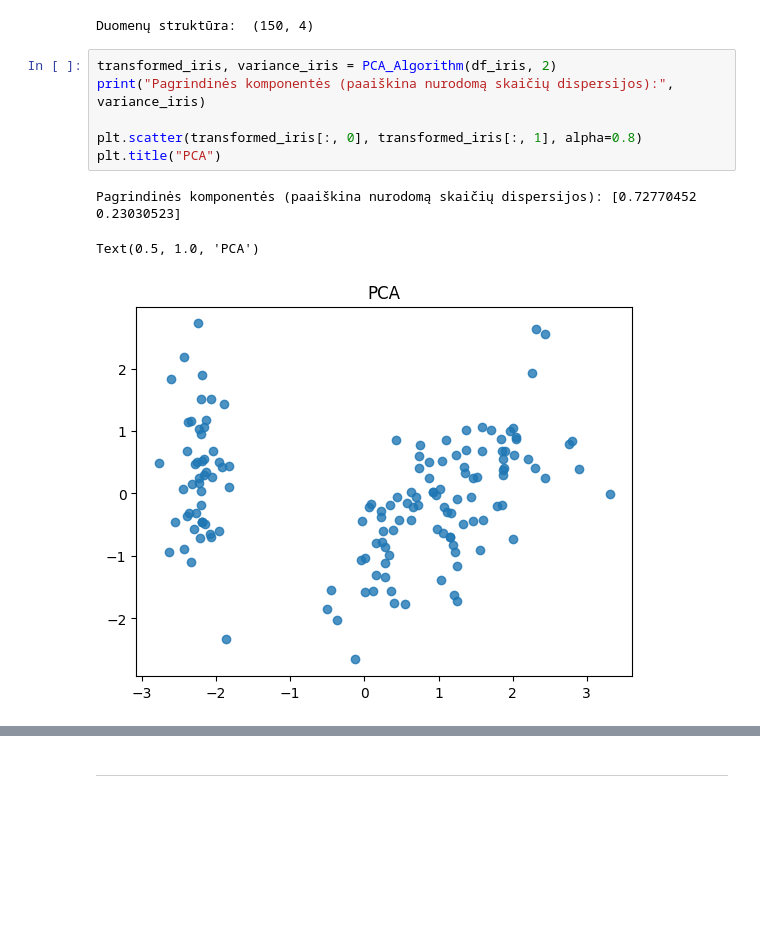
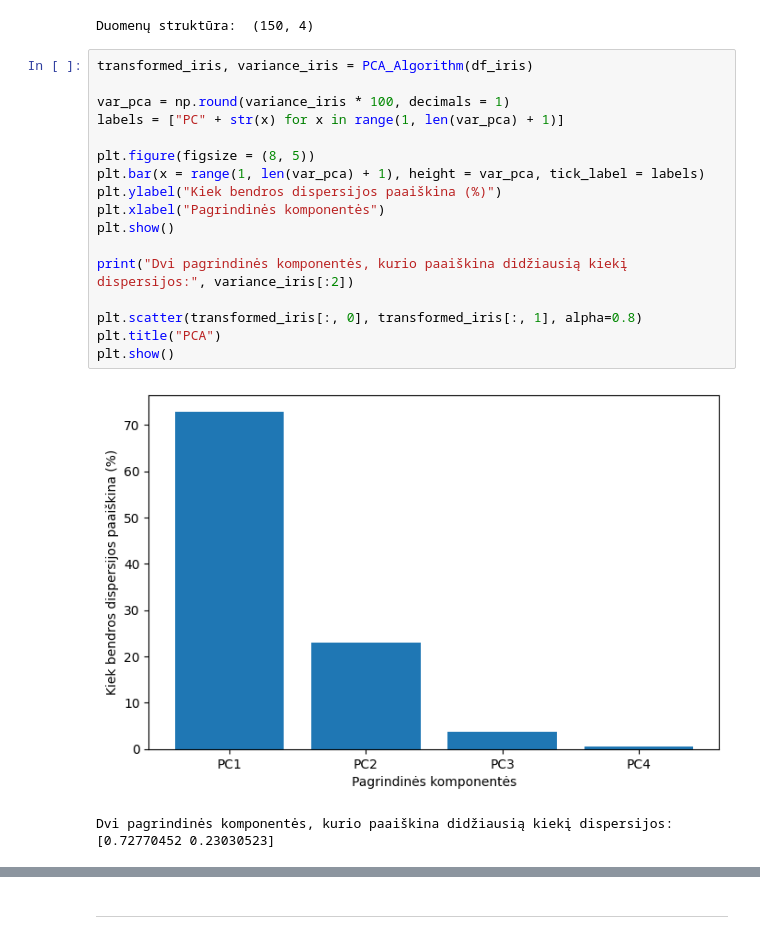
Before and after one commit to EvelinaDu/Papildomi_duomenu_vizualizavimo_skyriai, a Jupyter notebook: Algoritmas/kodas.ipynb, the cells around one changed output, grey strips where cells are left out. Saved outputs shown, nothing was run; the diff lists cells and outputs as text; blank space fills up the shorter version.

```diff
--- a/Algoritmas/kodas.ipynb
+++ b/Algoritmas/kodas.ipynb
@@ -58,12 +70,22 @@ print("Duomenų struktūra: ", df_iris.shape)
 # %% [output]
 Duomenų struktūra:  (150, 4)
 # %%
-transformed_iris, variance_iris = PCA_Algorithm(df_iris, 2)
-print("Pagrindinės komponentės (paaiškina nurodomą skaičių dispersijos):", variance_iris)
+transformed_iris, variance_iris = PCA_Algorithm(df_iris)
+
+var_pca = np.round(variance_iris * 100, decimals = 1)
+labels = ["PC" + str(x) for x in range(1, len(var_pca) + 1)]
+
+plt.figure(figsize = (8, 5))
+plt.bar(x = range(1, len(var_pca) + 1), height = var_pca, tick_label = labels)
+plt.ylabel("Kiek bendros dispersijos paaiškina (%)")
+plt.xlabel("Pagrindinės komponentės")
+plt.show()
+
+print("Dvi pagrindinės komponentės, kurio paaiškina didžiausią kiekį dispersijos:", variance_iris[:2])
 
 plt.scatter(transformed_iris[:, 0], transformed_iris[:, 1], alpha=0.8)
 plt.title("PCA")
+plt.show()
 # %% [output]
+[figure, new version]
-Pagrindinės komponentės (paaiškina nurodomą skaičių dispersijos): [0.72770452 0.23030523]
+Dvi pagrindinės komponentės, kurio paaiškina didžiausią kiekį dispersijos: [0.72770452 0.23030523]
-Text(0.5, 1.0, 'PCA')
-[figure, old version]
```
Also changed, not shown: parts of 4 cells of this notebook.
